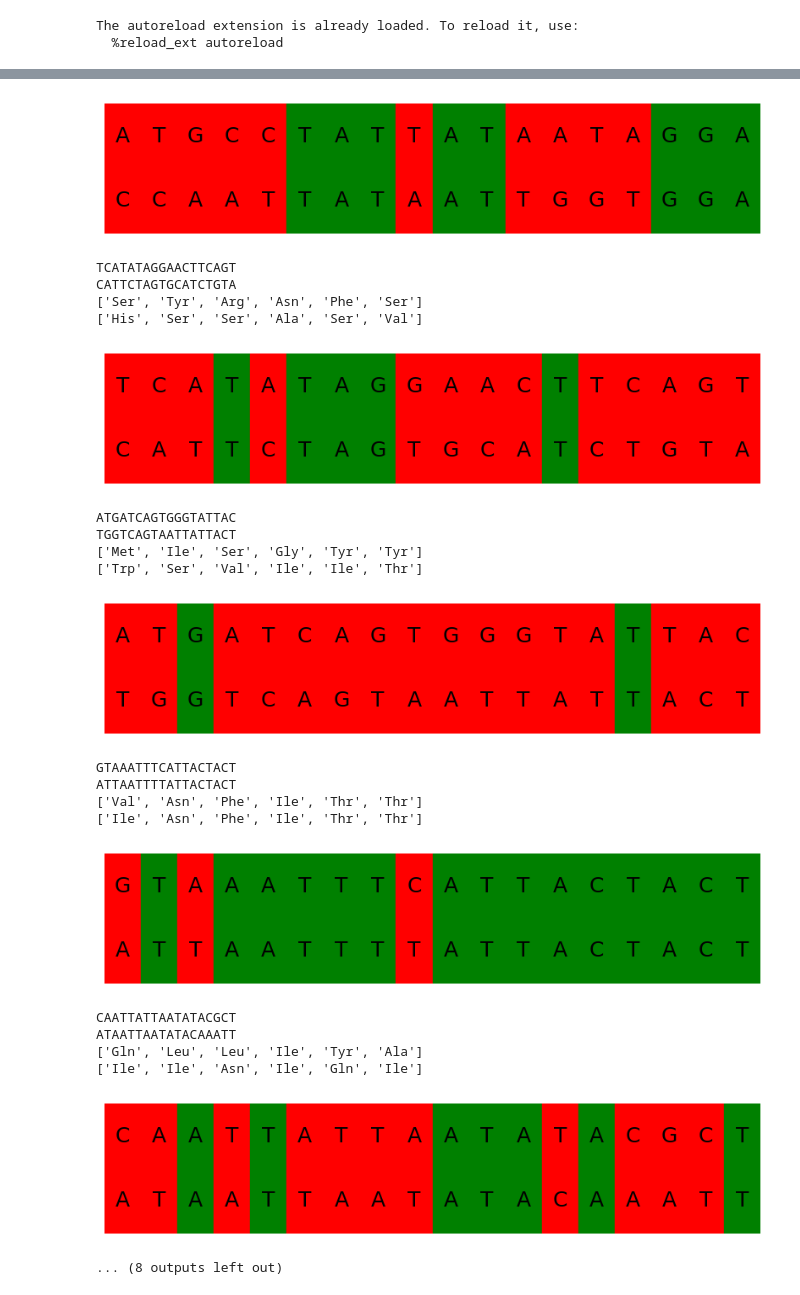
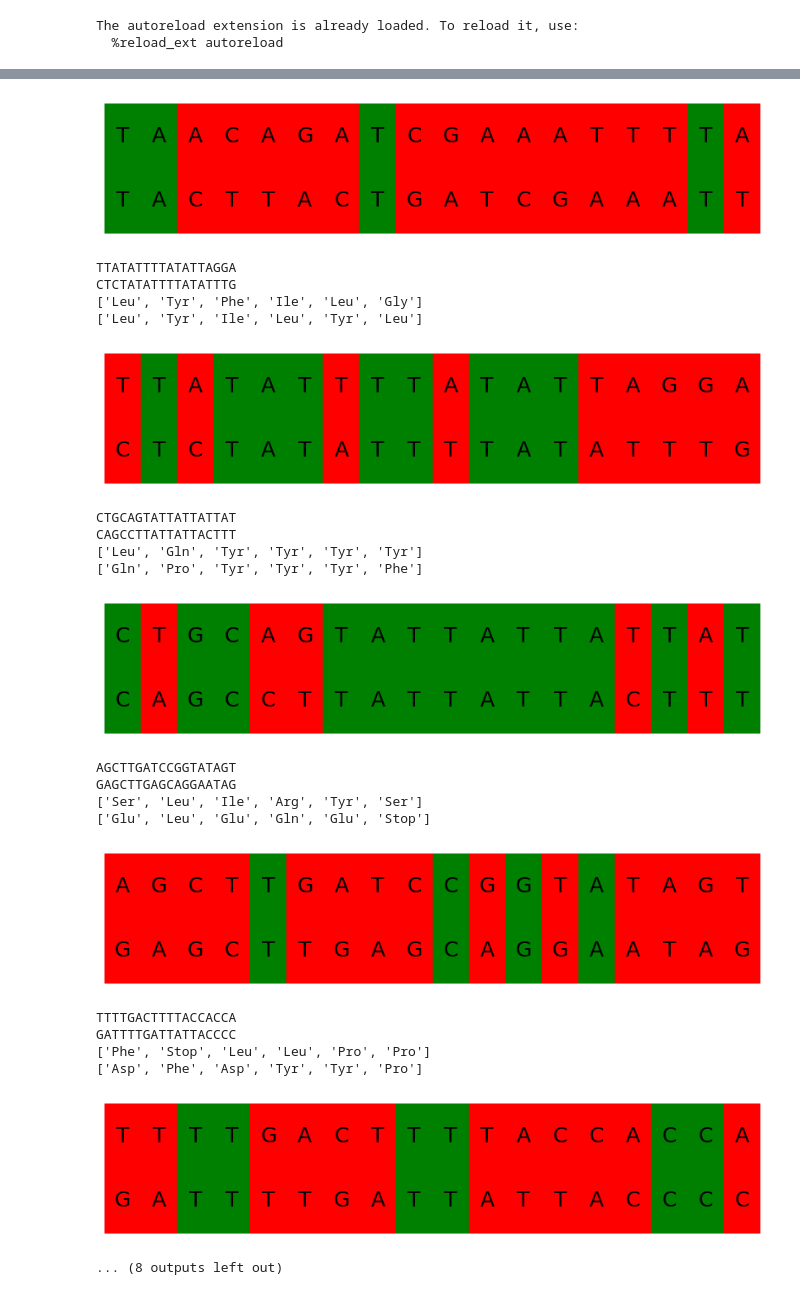
Before and after one commit to Xushu-Wang/MultiModalProtoPNet, a Jupyter notebook: visualize.ipynb, the cells around one changed output, grey strips where cells are left out. Saved outputs shown, nothing was run; the diff lists cells and outputs as text; code cells hidden in the pictures.

```diff
--- a/visualize.ipynb
+++ b/visualize.ipynb
@@ -51,7 +71,9 @@ for aa, codons in codon_map_a.items():
 # %%
 train_dataset = GeneticDataset(TRAIN_PATH,
                               "onehot",
-                              TAXONOMY_NAME)
+                              TAXONOMY_NAME,
+                              max_class_count=CLASS_COUNT,
+                              restraint=("family", ["Cecidomyiidae"]))
 
 validation_dataset = validation_dataset = GeneticDataset(VALIDATION_PATH,
                               "onehot",
@@ -149,20 +174,20 @@ tensor([0, 1, 1, 0, 0, 0, 0, 1, 1, 1, 1, 1, 1, 1, 1, 0, 0, 0, 0, 0, 0, 0, 0, 0,
 # Open the weights
 weights = torch.load(WEIGHT_PATH)["weight"]
 
-class_weights = torch.zeros(40, 40)
+class_weights = torch.zeros(CLASS_COUNT, 40)
 
 # Reshape the weights
-weights = weights.reshape(40, 40, 40)
+weights = weights.reshape(CLASS_COUNT, 40, 40)
 
-for i in range(40):
+for i in range(CLASS_COUNT):
     for j in range(40):
         class_weights[i][j] = weights[i][i][j]
 # %%
 sorted_prototype_indices = class_weights.argsort(descending=True, dim=1)
-best_prototypes = sorted_prototype_indices[:, 0:PROTOTYPE_COUNT]
+best_prototypes = sorted_prototype_indices[:, :PROTOTYPE_COUNT]
 # %%
 print(input_tensor[1])
-for i in range(40):
+for i in range(CLASS_COUNT):
     o = find_matching_dims(input_tensor[0], tensors, i)
 
     if o is not None:
@@ -206,6 +231,9 @@ def create_amino(string):
 # %%
 # 2
 # 3
+
+prototype_class_index = 17
+
 for i in range(PROTOTYPE_COUNT):
     string = decode_onehot(input_tensor[0].numpy(), three_dim=True)
 
@@ -213,8 +241,8 @@ for i in range(PROTOTYPE_COUNT):
     # print("")
 
     # Draw 18 squares each with one character of prot using matplotlib
-    prot = prot_strings[8][int(best_prototypes[8][i])]
-    corresponding = string[best_prototypes[8][i]*18:(best_prototypes[8][i]+1)*18]
+    prot = prot_strings[prototype_class_index][int(best_prototypes[prototype_class_index][i])]
+    corresponding = string[best_prototypes[prototype_class_index][i]*18:(best_prototypes[prototype_class_index][i]+1)*18]
 
     # This only works since prototypes are length 0 mod 3
     prot_amino = create_amino(prot)
@@ -252,23 +280,23 @@ CCAATTATAATTGGTGGA
-[figure, old version]
+[figure, new version]
-TCATATAGGAACTTCAGT
-CATTCTAGTGCATCTGTA
-['Ser', 'Tyr', 'Arg', 'Asn', 'Phe', 'Ser']
-['His', 'Ser', 'Ser', 'Ala', 'Ser', 'Val']
+TTATATTTTATATTAGGA
+CTCTATATTTTATATTTG
+['Leu', 'Tyr', 'Phe', 'Ile', 'Leu', 'Gly']
+['Leu', 'Tyr', 'Ile', 'Leu', 'Tyr', 'Leu']
-[figure, old version]
+[figure, new version]
-ATGATCAGTGGGTATTAC
-TGGTCAGTAATTATTACT
-['Met', 'Ile', 'Ser', 'Gly', 'Tyr', 'Tyr']
-['Trp', 'Ser', 'Val', 'Ile', 'Ile', 'Thr']
+CTGCAGTATTATTATTAT
+CAGCCTTATTATTACTTT
+['Leu', 'Gln', 'Tyr', 'Tyr', 'Tyr', 'Tyr']
+['Gln', 'Pro', 'Tyr', 'Tyr', 'Tyr', 'Phe']
-[figure, old version]
+[figure, new version]
-GTAAATTTCATTACTACT
-ATTAATTTTATTACTACT
-['Val', 'Asn', 'Phe', 'Ile', 'Thr', 'Thr']
-['Ile', 'Asn', 'Phe', 'Ile', 'Thr', 'Thr']
+AGCTTGATCCGGTATAGT
+GAGCTTGAGCAGGAATAG
+['Ser', 'Leu', 'Ile', 'Arg', 'Tyr', 'Ser']
+['Glu', 'Leu', 'Glu', 'Gln', 'Glu', 'Stop']
-[figure, old version]
+[figure, new version]
-CAATTATTAATATACGCT
-ATAATTAATATACAAATT
-['Gln', 'Leu', 'Leu', 'Ile', 'Tyr', 'Ala']
-['Ile', 'Ile', 'Asn', 'Ile', 'Gln', 'Ile']
+TTTTGACTTTTACCACCA
+GATTTTGATTATTACCCC
+['Phe', 'Stop', 'Leu', 'Leu', 'Pro', 'Pro']
+['Asp', 'Phe', 'Asp', 'Tyr', 'Tyr', 'Pro']
-[figure, old version]
+[figure, new version]
 ... (8 outputs left out)
 # %%
```
Also changed, not shown: parts of 11 cells of this notebook, 10 other files.
